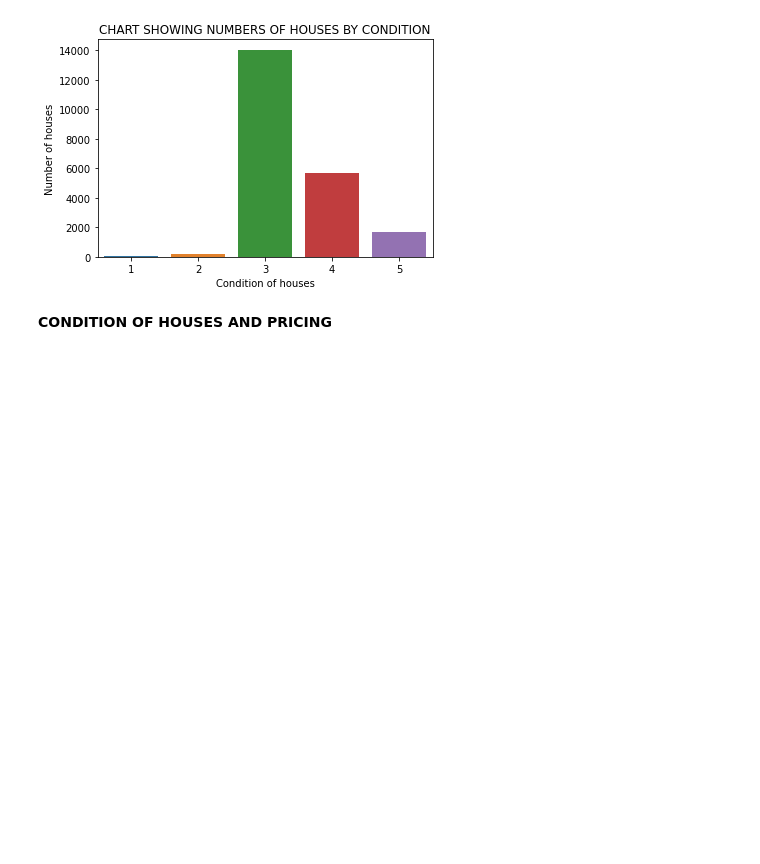
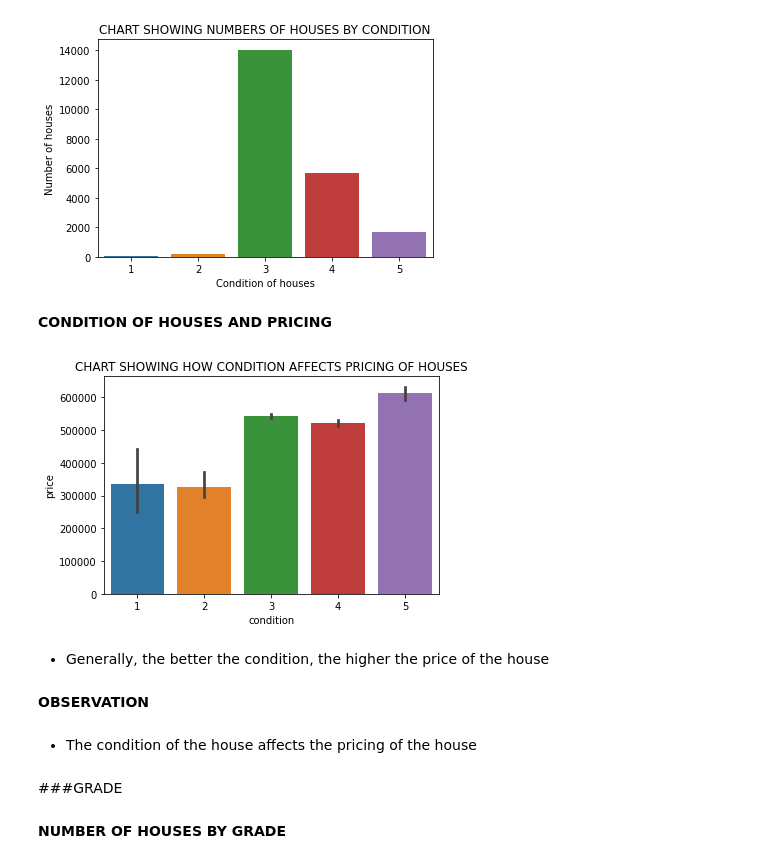
Before and after one commit to MikeDeecode/KC-properties-price-analysis, a Jupyter notebook: kc_properties_analysis.ipynb, the cells around one changed output. Saved outputs shown, nothing was run; the diff lists cells and outputs as text; code cells hidden in the pictures; blank space fills up the shorter version.

```diff
--- a/kc_properties_analysis.ipynb
+++ b/kc_properties_analysis.ipynb
@@ -415,3 +417,19 @@ plt.show()
 [figure]
 # %% [markdown]
 **CONDITION OF HOUSES AND PRICING**
+# %%
+sns.barplot('condition', 'price', data = kc_properties)
+plt.title("CHART SHOWING HOW CONDITION AFFECTS PRICING OF HOUSES")
+plt.show()
+# %% [output]
+[figure, added]
+# %% [markdown]
+* Generally, the better the condition, the higher the price of the house
+# %% [markdown]
+**OBSERVATION**
+# %% [markdown]
+* The condition of the house affects the pricing of the house
+# %% [markdown]
+###GRADE
+# %% [markdown]
+**NUMBER OF HOUSES BY GRADE**
```
Also changed, not shown: parts of 5 cells of this notebook.
